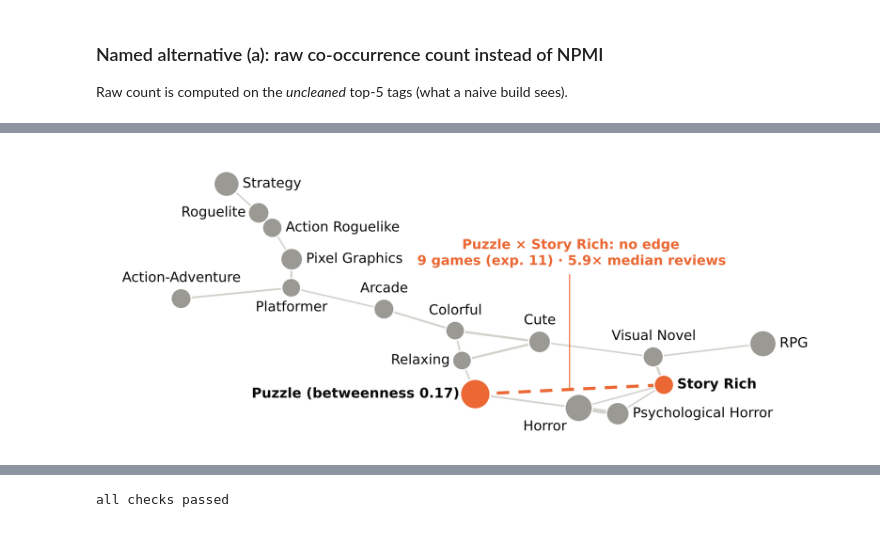
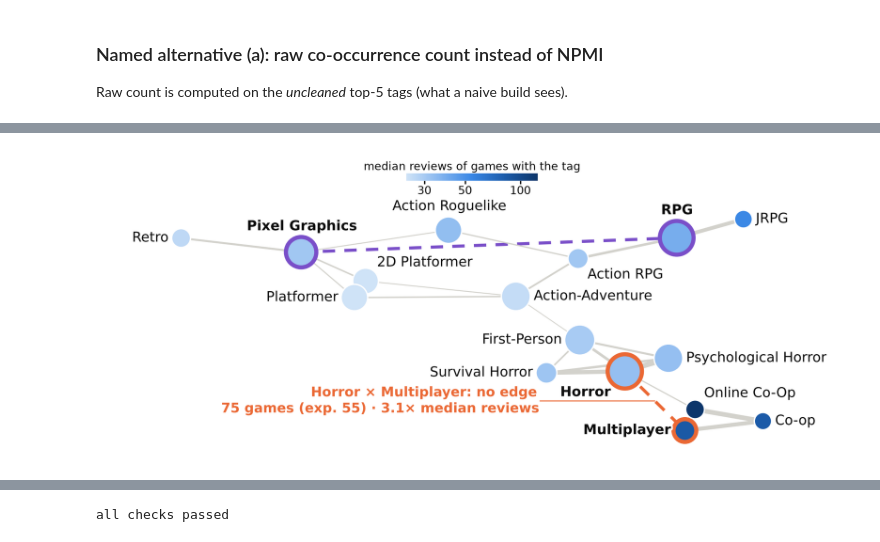
Before and after one commit to hhej/steam-tag-whitespace, a Jupyter notebook: notebooks/analysis.ipynb, the cells around one changed output, grey strips where cells are left out. Cells and saved outputs as stored; diff of their text form; code cells hidden in the pictures.

Commit message:
Rebuild on full 9,094-game cohort: Horror x Multiplayer, colour figure, pair table
Co-Authored-By: Claude Opus 5.5 <noreply@anthropic.com>

```diff
--- a/notebooks/analysis.ipynb
+++ b/notebooks/analysis.ipynb
@@ -111,9 +113,9 @@ Raw count is computed on the *uncleaned* top-5 tags (what a naive build sees).
 naive = [[t for t in tags if t not in tn.SEED_TAGS][:5] for tags in tag_lists]
 n_a, n_ab = tn.cooccurrence(naive)
 top5_common = [t for t, _ in n_a.most_common(5)]
-raw_top = sorted(n_ab.items(), key=lambda kv: -kv[1])[:10]
+raw_top = sorted(n_ab.items(), key=lambda kv: (-kv[1], kv[0]))[:10]
 raw_touch = sum(a in top5_common or b in top5_common for (a, b), _ in raw_top)
-npmi_top = sorted(G.edges(data=True), key=lambda e: -e[2]["npmi"])[:10]
+npmi_top = sorted(G.edges(data=True), key=lambda e: (-e[2]["npmi"], e[0], e[1]))[:10]
 npmi_touch = sum(a in top5_common or b in top5_common for a, b, _ in npmi_top)
 NUM.update(top5_common=top5_common, raw_top10_touch_common=raw_touch, npmi_top10_touch_common=npmi_touch,
            raw_top_edge=list(raw_top[0][0]), raw_top_edge_count=raw_top[0][1])
@@ -243,6 +251,6 @@ print({k: NUM[k] for k in ["boot_top1", "boot_top3", "boot_lift_gt1", "boot_lift
 # Permutation test: how often do n random games from the cohort reach the pair's median reviews?
 b0 = elig.loc[0]
 draws = np.array([np.median(rng.choice(reviews, int(b0.n_ab), replace=False)) for _ in range(10000)])
-NUM.update(perm_p=float((draws >= b0.median_reviews).mean()))
+NUM.update(perm_p=float((draws >= b0.median_reviews).mean()), perm_draws=len(draws))
 print("permutation p =", NUM["perm_p"])
 # %% [output]
@@ -284,0 +260,12 @@ NUM
+# %%
+def rec(r):
+    return dict(pair=[r.a, r.b], n=int(r.n_ab), expected=float(r.expected), sat=float(r.saturation),
+                overlap=float(r.overlap), median=float(r.median_reviews), lift=float(r.lift), hit=float(r.hit_rate),
+                edge=bool(G.has_edge(r.a, r.b)))
+
+b = elig.loc[0]
+NUM.update(best=list(best), runner=list(runner), pick=rec(b), planb=rec(elig.loc[1]), crowd=rec(crowded.loc[0]),
+           hit_cut=float(np.quantile(reviews, 0.9)),
+           sweep=sweep.to_dict("records"), eligible=len(elig), scored_pairs=len(pairs))
+(OUT / "numbers.json").write_text(json.dumps(NUM, indent=2, default=str))
+pd.DataFrame([NUM["pick"], NUM["planb"], NUM["crowd"]]).round(2)
@@ -288,24 +281,34 @@ Labels are placed only where they touch no other label, node or edge; the cell f
 # %%
 import matplotlib.patheffects as pe
+from matplotlib.colors import LinearSegmentedColormap, LogNorm
 
-INK, EDGE, NODE, ACCENT = "#0b0b0b", "#d3d2cc", "#9a9993", "#eb6834"
+INK, EDGE, ACCENT, PLANB = "#0b0b0b", "#d3d2cc", "#eb6834", "#7a4fc9"
+BLUES = LinearSegmentedColormap.from_list("seq", ["#cfe3f7", "#86b6ef", "#3987e5", "#1c5cab", "#0d366b"])
 HALO = [pe.withStroke(linewidth=2.2, foreground="white")]
 
-broker = brokers.index[0]
-focus = set(best) | {broker}
-show = set(sorted(G, key=lambda t: (-G.nodes[t]["n"], t))[:16]) | focus
+tag_med = {t: float(np.median(reviews[[t in bk for bk in R["baskets"]]])) for t in G}
+focus = set(best) | set(runner)
+# each focus tag's 2 strongest neighbours (by NPMI), plus the shortest paths that link the four focus tags
+show = set(focus)
+for t in sorted(focus):
+    show |= set(sorted(G[t], key=lambda u: (-G[t][u]["npmi"], u))[:2])
+for u, v in [best, runner, (best[0], runner[0])]:
+    show |= set(nx.shortest_path(G, u, v, weight="dist"))
 H = G.subgraph(show).copy()
-H = H.subgraph(max(nx.connected_components(H), key=len) | focus).copy()
+assert nx.is_connected(H)
 # rebuild in sorted order: subgraph views iterate a Python set, which would make the layout hash-seed dependent
 H2 = nx.Graph()
 H2.add_nodes_from((t, G.nodes[t]) for t in sorted(H))
 H2.add_edges_from(sorted((*sorted((u, v)), d) for u, v, d in H.edges(data=True)))
 H = H2
 kk = nx.kamada_kawai_layout(H, weight="dist")
-sizes = {t: 25 + 1.6 * H.nodes[t]["n"] for t in H}
-label = {t: t for t in H}
-label[broker] = f"{broker} (betweenness {brokers.iloc[0]['betweenness']:.2f})"
-msg = f"{best[0]} × {best[1]}: no edge\n{int(b.n_ab)} games (exp. {b.expected:.0f}) · {b.lift:.1f}× median reviews"
+nmax = max(H.nodes[t]["n"] for t in H)
+sizes = {t: 40 + 360 * H.nodes[t]["n"] / nmax for t in H}
+norm = LogNorm(vmin=min(tag_med[t] for t in H), vmax=max(tag_med[t] for t in H))
+ring = {t: ACCENT for t in best} | {t: PLANB for t in runner}
+pk = NUM["pick"]
+msg = (f"{best[0]} × {best[1]}{'' if pk['edge'] else ': no edge'}\n"
+       f"{pk['n']} games (exp. {pk['expected']:.0f}) · {pk['lift']:.1f}× median reviews")
 
 
 def hit(a, c, pad=2):
@@ -325,15 +328,18 @@ def draw(angle, flip):
     xy = (xy - xy.min(0)) / (xy.max(0) - xy.min(0))  # stretch to the figure's aspect ratio
     pos = {t: (x * 2.4, y) for t, (x, y) in zip(H, xy)}
 
-    fig, ax = plt.subplots(figsize=(7.6, 2.9), dpi=300)
-    ax.set_xlim(-0.3, 2.7); ax.set_ylim(-0.1, 1.1); ax.axis("off")
-    nx.draw_networkx_edges(H, pos, ax=ax, width=[0.5 + 3.0 * d["npmi"] for _, _, d in H.edges(data=True)],
+    fig, ax = plt.subplots(figsize=(7.6, 3.0), dpi=300)
+    ax.set_xlim(-0.3, 2.7); ax.set_ylim(-0.1, 1.25); ax.axis("off")  # top strip kept free for the colour key
+    nx.draw_networkx_edges(H, pos, ax=ax, width=[0.3 + 6.0 * d["npmi"] ** 1.5 for _, _, d in H.edges(data=True)],
                            edge_color=EDGE)
     nx.draw_networkx_nodes(H, pos, ax=ax, nodelist=list(H), node_size=[sizes[t] for t in H],
-                           node_color=[ACCENT if t in best else NODE for t in H], linewidths=0.8, edgecolors="white")
-    (x1, y1), (x2, y2) = pos[best[0]], pos[best[1]]
-    ax.plot([x1, x2], [y1, y2], ls=(0, (4, 3)), color=ACCENT, lw=1.8, zorder=0.5)
-
+                           node_color=[tag_med[t] for t in H], cmap=BLUES, vmin=norm.vmin, vmax=norm.vmax,
+                           linewidths=[2.4 if t in ring else 0.8 for t in H],
+                           edgecolors=[ring.get(t, "white") for t in H])
+    pairs_drawn = [(best, ACCENT), (runner, PLANB)]
+    for (u, v), col in pairs_drawn:
+        (xa, ya), (xb, yb) = pos[u], pos[v]
+        ax.plot([xa, xb], [ya, yb], ls=(0, (4, 3)), color=col, lw=1.8, zorder=0.5)
     fig.canvas.draw()
     rend = fig.canvas.get_renderer()
     frame = ax.get_window_extent(rend)
@@ -343,8 +349,27 @@ def draw(angle, flip):
         r = np.sqrt(sizes[t]) / 2 * fig.dpi / 72
         cx, cy = px(pos[t])
         nodes[t] = (cx - r, cy - r, cx + r, cy + r)
-    segs = [(pos[u], pos[v]) for u, v in H.edges()] + [(pos[best[0]], pos[best[1]])]
+    segs = [(pos[u], pos[v]) for u, v in H.edges()] + [(pos[u], pos[v]) for (u, v), _ in pairs_drawn]
     edge_px = np.vstack([px(np.linspace(p, q, 40)) for p, q in segs])
+
+    # node colour scale: a small horizontal bar in whichever corner is clear of nodes and edges
+    for corner in [(0.80, 0.95), (0.01, 0.95), (0.41, 0.95)]:
+        cax = ax.inset_axes([corner[0], corner[1], 0.18, 0.025])
+        cb = fig.colorbar(plt.cm.ScalarMappable(norm=norm, cmap=BLUES), cax=cax, orientation="horizontal")
+        ticks = [t for t in [20, 30, 50, 100, 200, 500] if norm.vmin <= t <= norm.vmax]
+        cb.set_ticks(ticks, labels=[str(t) for t in ticks]); cb.ax.minorticks_off()
+        cb.ax.tick_params(labelsize=6.5, length=2, pad=1)
+        cb.outline.set_visible(False)
+        cax.set_title("median reviews of games with the tag", fontsize=6.5, pad=2)
+        cbx = cax.get_tightbbox(rend)
+        cbox = (cbx.x0, cbx.y0, cbx.x1, cbx.y1)
+        if (cbox[0] >= frame.x0 and cbox[2] <= frame.x1 and not inside_pts(edge_px, cbox)
+                and not any(hit(cbox, nb) for nb in nodes.values())):
+            break
+        cax.remove()
+    else:
+        return fig, 99
+    nodes["_colourbar"] = cbox
     placed = {}
 
     def free(box, own=None, edges=True):
@@ -362,7 +387,7 @@ def draw(angle, flip):
         done = False
         for edges in (True, False):  # prefer a spot clear of edges; never accept one on a label or node
             for dx, dy, ha, va in cands:
-                txt = ax.annotate(label[t], pos[t], xytext=(dx, dy), textcoords="offset points", ha=ha, va=va,
+                txt = ax.annotate(t, pos[t], xytext=(dx, dy), textcoords="offset points", ha=ha, va=va,
                                   fontsize=8.0, color=INK, fontweight="bold" if t in focus else "normal",
                                   path_effects=HALO)
                 e = txt.get_window_extent(rend)
@@ -377,8 +402,9 @@ def draw(angle, flip):
         if not done:
             return fig, 99
 
-    # call-out: nearest spot to the dashed line clear of labels, nodes and edges; leader must not cross labels
-    mx, my = (x1 + x2) / 2, (y1 + y2) / 2
+    # call-out: nearest spot to the recommended pair's line clear of labels, nodes and edges
+    (xa, ya), (xb, yb) = pos[best[0]], pos[best[1]]
+    mx, my = (xa + xb) / 2, (ya + yb) / 2
     for d in [8, 20, 35, 50, 70, 90, 120, 150]:
         for ang in range(0, 360, 30):
             dx, dy = d * np.cos(np.radians(ang)), d * np.sin(np.radians(ang))
@@ -423,2 +449,2 @@ layout rotation, flip: (120, 1)
-[figure, old version]
+[figure, new version]
 # %% [markdown]
```
Also changed, not shown: parts of 27 cells of this notebook, 16 other files.
